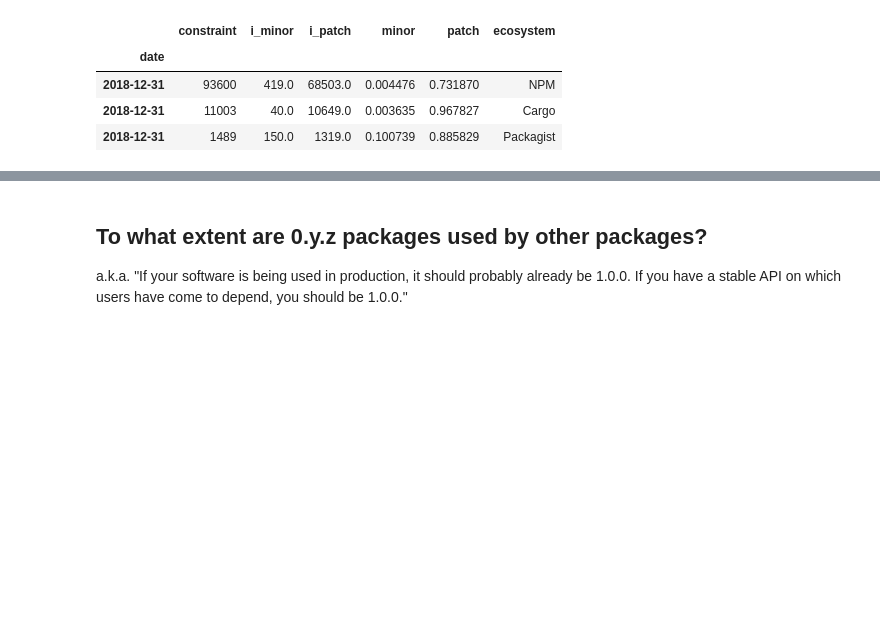
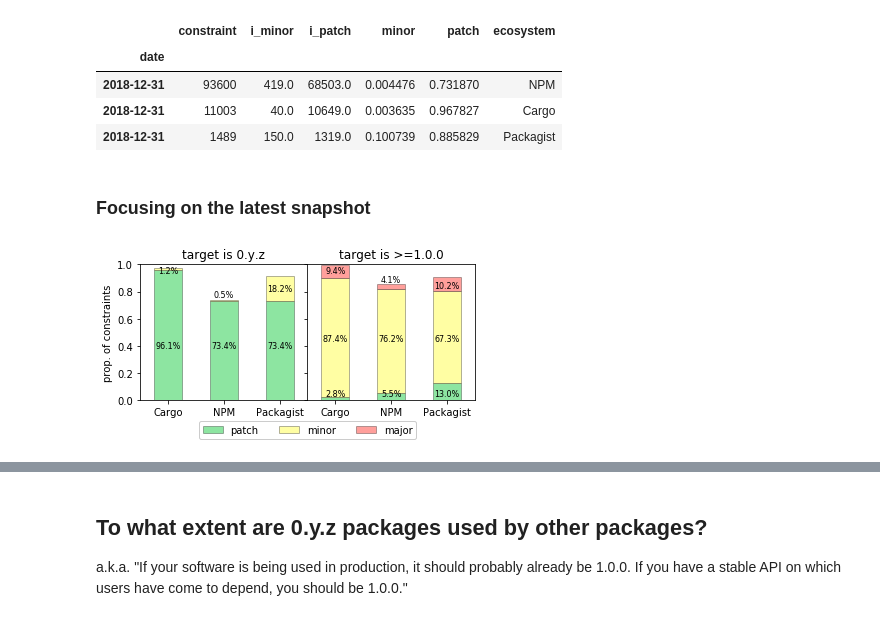
Before and after one commit to AlexandreDecan/secos-zero, a Jupyter notebook: notebooks/Magic zero.ipynb, the cells around one changed output, grey strips where cells are left out. Cells and saved outputs as stored; diff of their text form; code cells hidden in the pictures; blank space fills up the shorter version.

```diff
--- a/notebooks/Magic zero.ipynb
+++ b/notebooks/Magic zero.ipynb
@@ -531,3 +531,5 @@ _.sort_index().iloc[-len(ECOSYSTEMS):]
 | 2018-12-31 | 93600 | 419.0 | 68503.0 | 0.004476 | 0.731870 | NPM |
 | 2018-12-31 | 11003 | 40.0 | 10649.0 | 0.003635 | 0.967827 | Cargo |
 | 2018-12-31 | 1489 | 150.0 | 1319.0 | 0.100739 | 0.885829 | Packagist |
+# %% [markdown]
+### Focusing on the latest snapshot
@@ -533,0 +558,51 @@ _.sort_index().iloc[-len(ECOSYSTEMS):]
+# %%
+fig, axes = matplotlib.pyplot.subplots(
+    ncols=2,
+    sharex=False,
+    sharey=True,
+    gridspec_kw=dict(wspace=0)
+)
+
+for i, kind in enumerate(['0.y.z', '>=1.0.0']):
+    (
+        data
+        .xs(kind, level=1)
+        [['patch', 'minor', 'major']]
+        .plot.bar(stacked=True, color=PAL_REL[::-1], linewidth=1, edgecolor=(0, 0, 0, 0.3), legend=False, ax=axes[i])
+    )
+
+    axes[i].set(
+        title='target is {}'.format(kind),
+        xlabel='',
+        ylabel=''
+    )
+    axes[i].xaxis.set_tick_params(rotation=0)
+
+positions = [
+    ((0.40, 0.95), (0.05, 0.45, 0.95)),
+    ((0.40, 0.78), (0.05, 0.45, 0.89)),
+    ((0.40, 0.82), (0.05, 0.45, 0.84)),
+]
+for i, ecosystem in enumerate(ECOSYSTEMS):
+    for j, kind in enumerate(['0.y.z', '>=1.0.0']):
+        for k, release in enumerate(['patch', 'minor', 'major']):
+            value = data.loc[ecosystem, kind][release]
+            if kind == '0.y.z' and release == 'major':
+                continue
+            axes[j].annotate('{:.1%}'.format(value), (i, positions[i][j][k]), size=8, ha='center', va='center')
+
+axes[0].legend(
+    loc='lower center',
+    ncol=3,
+    bbox_to_anchor=(1, -0.32),
+)
+
+axes[0].set(
+    xlabel='',
+    ylabel='prop. of constraints',
+    ylim=(0, 1),
+)
+
+savefig(fig, 'stable_snapshot')
+# %% [output]
+[figure, added]
```
Also changed, not shown: parts of 20 cells of this notebook.
